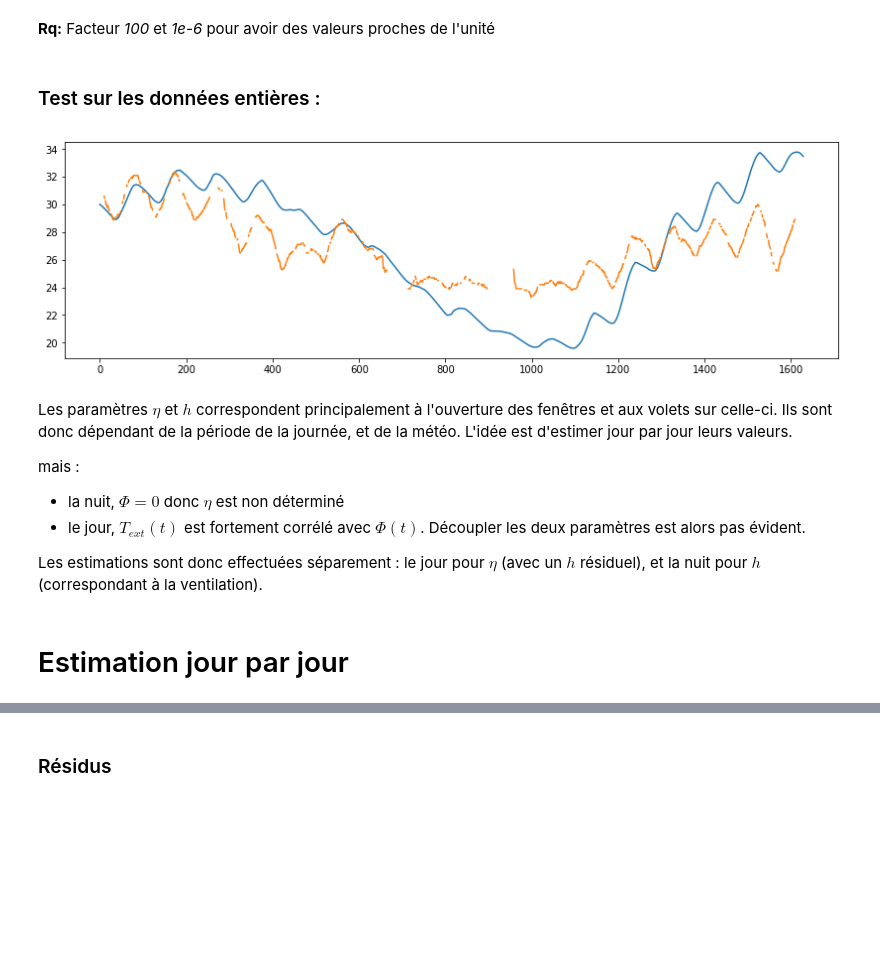
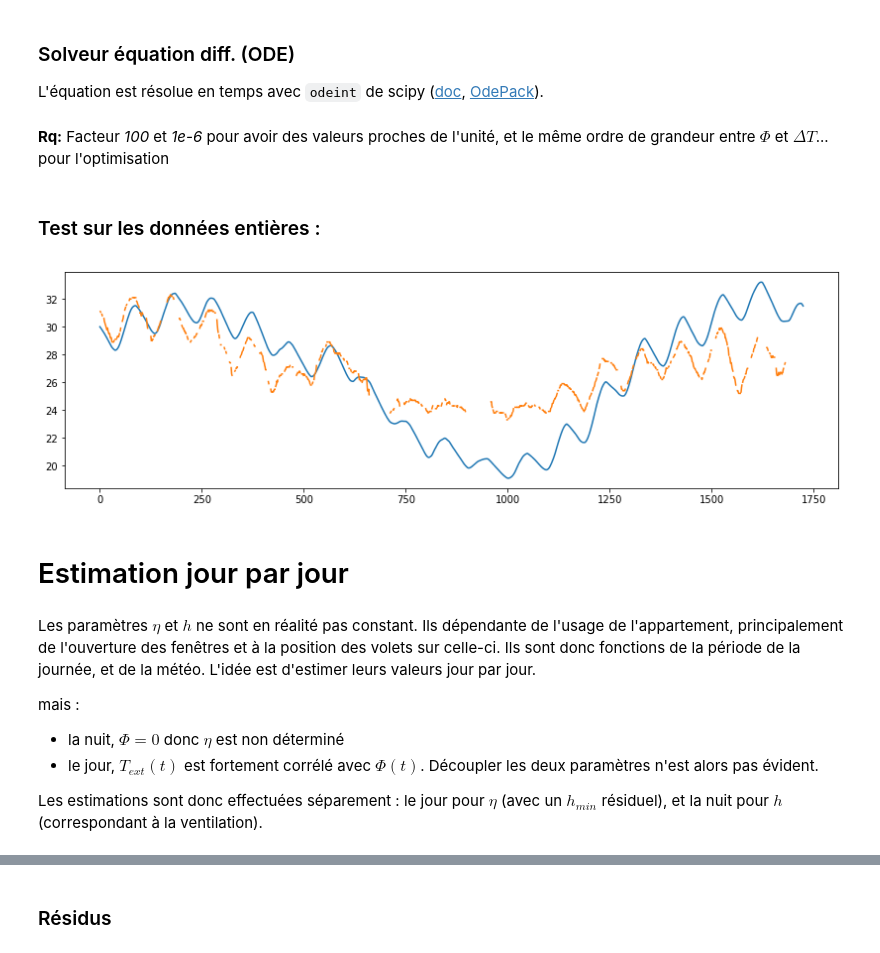
Before and after one commit to xdze2/thermique_appart, a Jupyter notebook: BlackBoxModel02.ipynb, the cells around one changed output, grey strips where cells are left out. Drawn from its saved outputs; the diff is of its cells as text; code cells hidden in the pictures; blank space fills up the shorter version.

```diff
--- a/BlackBoxModel02.ipynb
+++ b/BlackBoxModel02.ipynb
@@ -40,10 +58,14 @@ Il y a deux paramètres, tous les deux normés par la masse thermique $M$:
+# %% [markdown]
+### Solveur équation diff. (ODE)
+
+L'équation est résolue en temps avec `odeint` de scipy ([doc](https://docs.scipy.org/doc/scipy-0.19.0/reference/generated/scipy.integrate.odeint.html), [OdePack](http://people.sc.fsu.edu/~jburkardt/f77_src/odepack/odepack.html)).
 # %%
 from scipy.integrate import odeint
 # %%
 def get_dTdt(  T, t, params, get_Text, get_Phi ):
     """ dérivé de la température p/r au temps
         params :   [ h/M  ,  eta/M ]
-        get_Text, get_Phi: fonction d'interpolation
+        get_Text, get_Phi: fonctions d'interpolation
     """
 
     T_ext  = get_Text( t )
@@ -69,27 +91,27 @@ def apply_model( data, T_start, params, full_output=False ):
 
     return T_theo.flatten()
 # %% [markdown]
-**Rq:** Facteur _100_ et _1e-6_ pour avoir des valeurs proches de l'unité
+**Rq:** Facteur _100_ et _1e-6_ pour avoir des valeurs proches de l'unité, et le même ordre de grandeur entre $\Phi$ et $\Delta T$... pour l'optimisation
 # %% [markdown]
 ### Test sur les données entières :
 # %%
-params =  ( 40, 80)
+params =  ( 65, 70 )
 
 res = apply_model( df, 30, params )
 
 plt.figure( figsize=(14, 4) )
 plt.plot( res )
 plt.plot( df['T_int'].as_matrix() ) ;
 # %% [output]
-[figure, old version]
+[figure, new version]
-# %% [markdown]
-Les paramètres $\eta$ et $h$ correspondent principalement à l'ouverture des fenêtres et aux volets sur celle-ci. Ils sont donc dépendant de la période de la journée, et de la météo. L'idée est d'estimer jour par jour leurs valeurs.
-
-mais :
-* la nuit, $\Phi = 0$ donc $\eta$ est non déterminé
-* le jour, $T_{ext}(t)$ est fortement corrélé avec $\Phi(t)$. Découpler les deux paramètres est alors pas évident.
-
-Les estimations sont donc effectuées séparement : le jour pour $\eta$ (avec un $h$ résiduel), et la nuit pour $h$ (correspondant à la ventilation).
 # %% [markdown]
 # Estimation jour par jour
+# %% [markdown]
+Les paramètres $\eta$ et $h$ ne sont en réalité pas constant. Ils dépendante de l'usage de l'appartement, principalement de l'ouverture des fenêtres et à la position des volets sur celle-ci. Ils sont donc fonctions de la période de la journée, et de la météo. L'idée est d'estimer leurs valeurs jour par jour.
+
+mais :
+* la nuit, $\Phi = 0$ donc $\eta$ est non déterminé
+* le jour, $T_{ext}(t)$ est fortement corrélé avec $\Phi(t)$. Découpler les deux paramètres n'est alors pas évident.
+
+Les estimations sont donc effectuées séparement : le jour pour $\eta$ (avec un $h_{min}$ résiduel), et la nuit pour $h$ (correspondant à la ventilation).
 # %%
```
Also changed, not shown: parts of 41 cells of this notebook, 5 other files.
